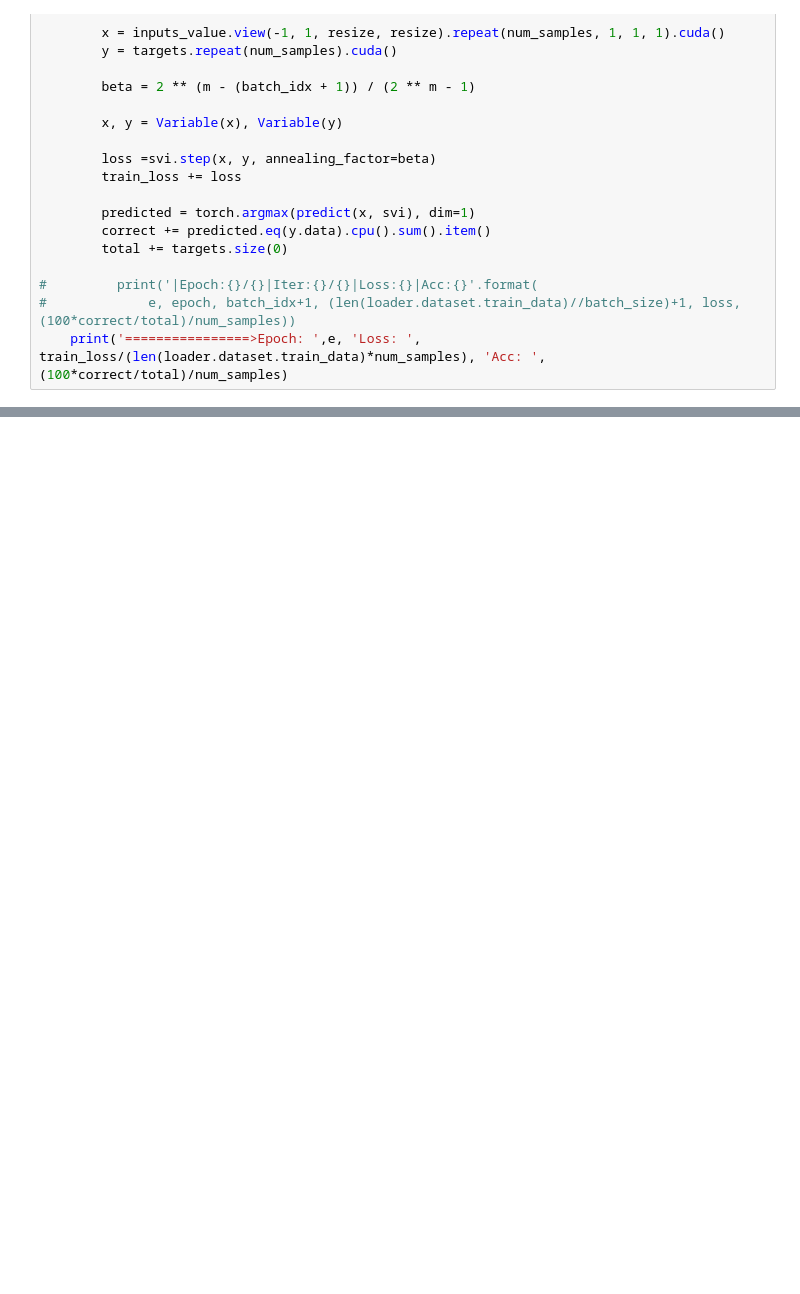
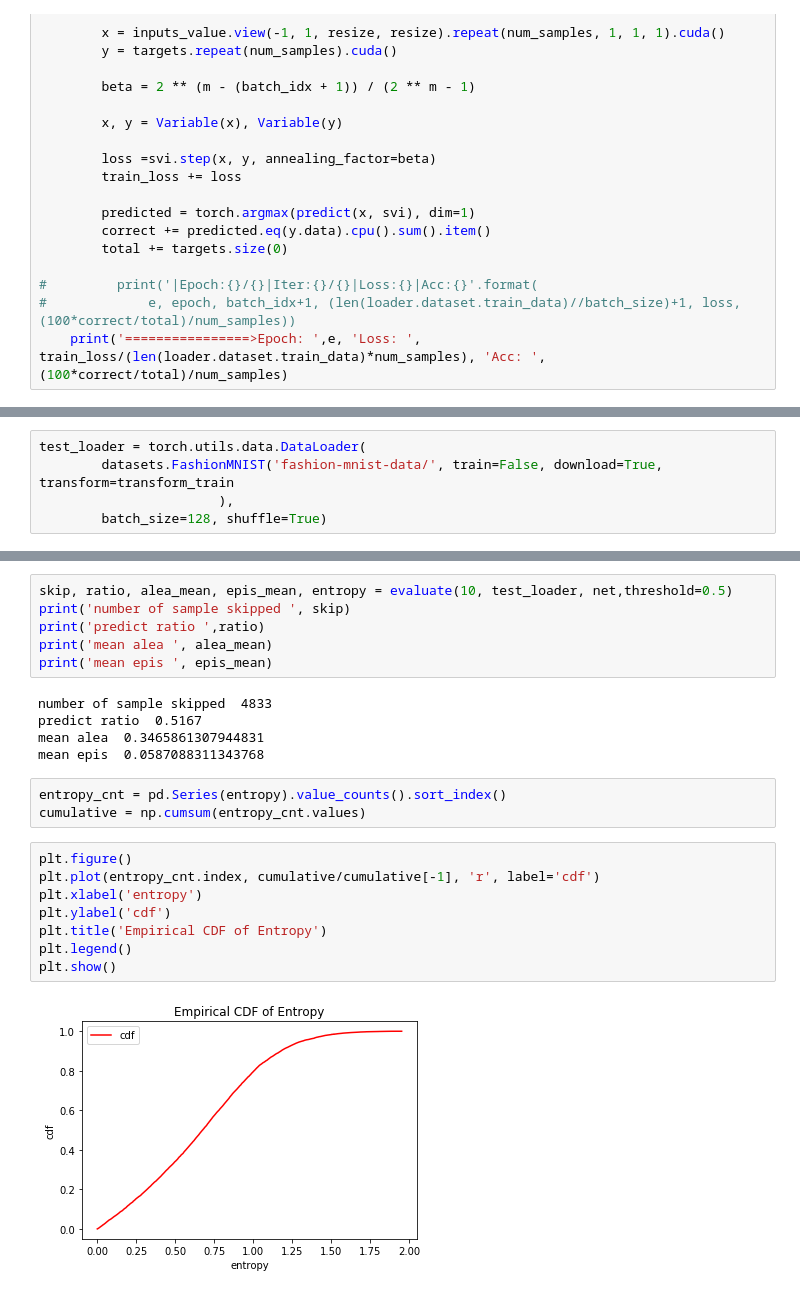
Before and after one commit to YinJC/01_ModelPerformance, a Jupyter notebook: lenet_bayesian_model.ipynb, the cells around one changed output, grey strips where cells are left out. Saved outputs shown, nothing was run; the diff lists cells and outputs as text; blank space fills up the shorter version.

```diff
--- a/lenet_bayesian_model.ipynb
+++ b/lenet_bayesian_model.ipynb
@@ -251,0 +654,5 @@ KeyboardInterrupt:
+# %%
+test_loader = torch.utils.data.DataLoader(
+        datasets.FashionMNIST('fashion-mnist-data/', train=False, download=True, transform=transform_train
+                       ),
+        batch_size=128, shuffle=True)
@@ -251,0 +693,24 @@ KeyboardInterrupt:
+# %%
+skip, ratio, alea_mean, epis_mean, entropy = evaluate(10, test_loader, net,threshold=0.5)
+print('number of sample skipped ', skip)
+print('predict ratio ',ratio)
+print('mean alea ', alea_mean)
+print('mean epis ', epis_mean)
+# %% [output]
+number of sample skipped  4833
+predict ratio  0.5167
+mean alea  0.3465861307944831
+mean epis  0.0587088311343768
+# %%
+entropy_cnt = pd.Series(entropy).value_counts().sort_index()
+cumulative = np.cumsum(entropy_cnt.values)
+# %%
+plt.figure()
+plt.plot(entropy_cnt.index, cumulative/cumulative[-1], 'r', label='cdf')
+plt.xlabel('entropy')
+plt.ylabel('cdf')
+plt.title('Empirical CDF of Entropy')
+plt.legend()
+plt.show()
+# %% [output]
+[figure, added]
```
Also changed, not shown: parts of 40 cells of this notebook.
